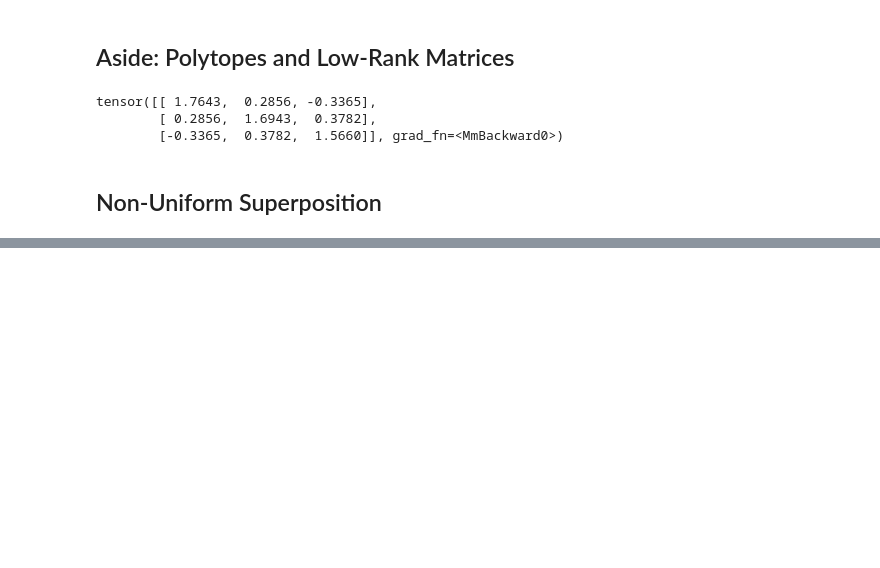
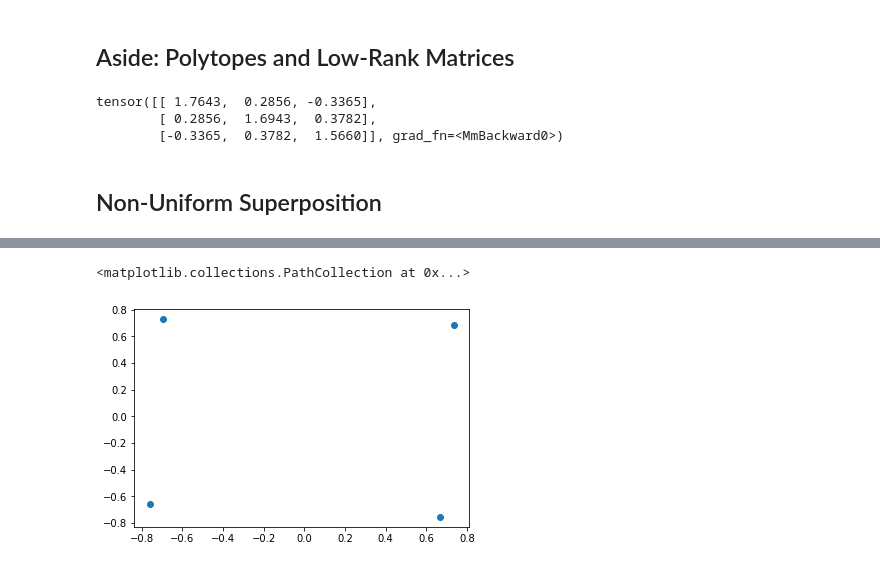
Before and after one commit to Alikata/Toy-Models-of-Superposition, a Jupyter notebook: The Geometry of Superposition.ipynb, the cells around one changed output, grey strips where cells are left out. Drawn from its saved outputs; the diff is of its cells as text; code cells hidden in the pictures; blank space fills up the shorter version.

```diff
--- a/The Geometry of Superposition.ipynb
+++ b/The Geometry of Superposition.ipynb
@@ -244,0 +350,9 @@ paint_loss_curve_crossover(no_linear_model_aside[1], S)
+# %%
+model_anticor = Model(n, m, S,  n_instances, corel_flag=False)
+no_linear_model_anticor = learning(model_anticor, importances, n, 10000)
+# %%
+plt.scatter(no_linear_model_anticor.W[19][:,0].detach().numpy(),\
+            no_linear_model_anticor.W[19][:,1].detach().numpy(), marker='o')
+# %% [output]
+<matplotlib.collections.PathCollection at 0x...>
+[figure, added]
```
Also changed, not shown: parts of 41 cells of this notebook.
